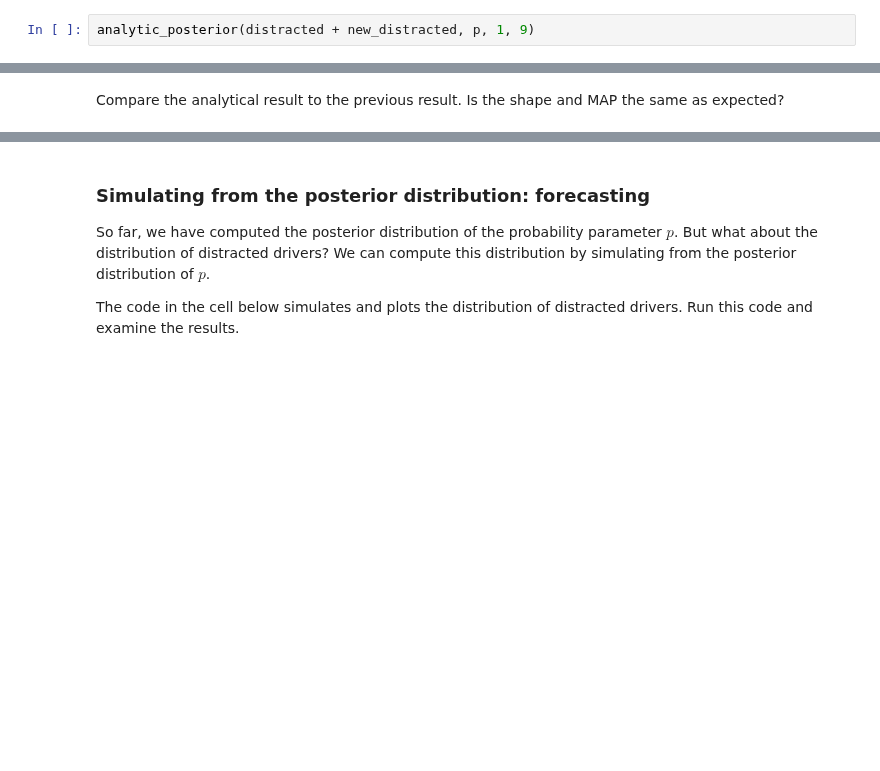
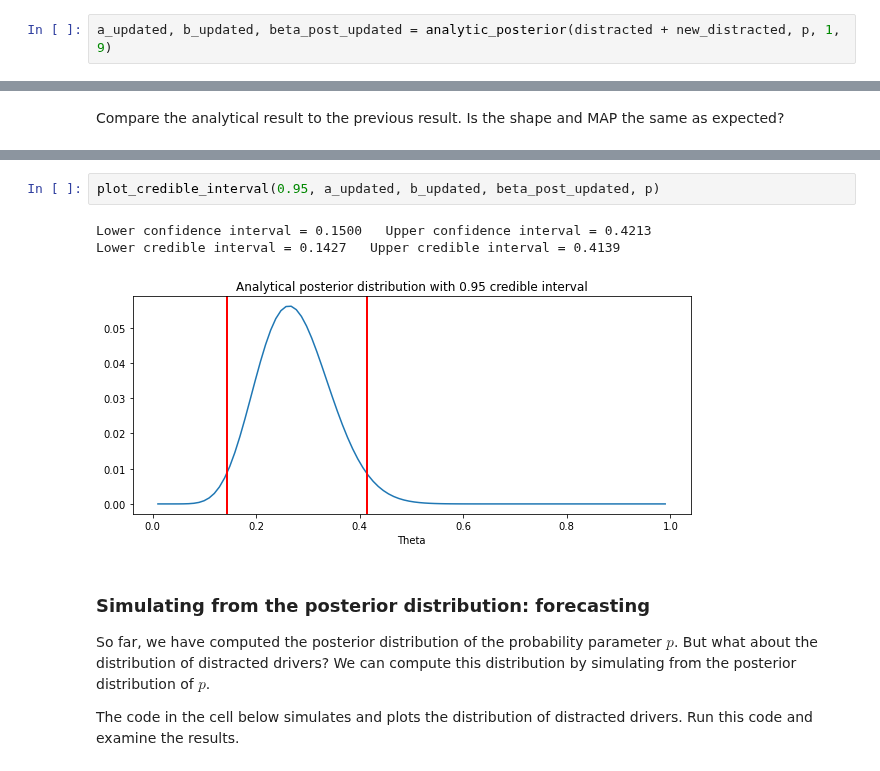
Before and after one commit to StephenElston/DataScience410, a Jupyter notebook: Lecture5/IntroductionToBayes.ipynb, the cells around one changed output, grey strips where cells are left out. Saved outputs shown, nothing was run; the diff lists cells and outputs as text; blank space fills up the shorter version.

```diff
--- a/Lecture5/IntroductionToBayes.ipynb
+++ b/Lecture5/IntroductionToBayes.ipynb
@@ -682,7 +689,7 @@ Compare the updated results with the original results and answer the following q
 3. Plot the posterior density vs. the Binomial parameter, $\theta$.
 4. Compute and print the MAP.
 # %%
-analytic_posterior(distracted + new_distracted, p, 1, 9)
+a_updated, b_updated, beta_post_updated = analytic_posterior(distracted + new_distracted, p, 1, 9)
 # %% [output]
 a = 11  b= 29
 MAP = 0.270
@@ -730,3 +759,9 @@ The 0.950 credible interval is 0.198 to 0.574
+# %%
+plot_credible_interval(0.95, a_updated, b_updated, beta_post_updated, p)
+# %% [output]
+Lower confidence interval = 0.1500   Upper confidence interval = 0.4213
+Lower credible interval = 0.1427   Upper credible interval = 0.4139
+[figure, added]
 # %% [markdown]
 ### Simulating from the  posterior distribution: forecasting
 
```
Also changed, not shown: parts of 23 cells of this notebook.
